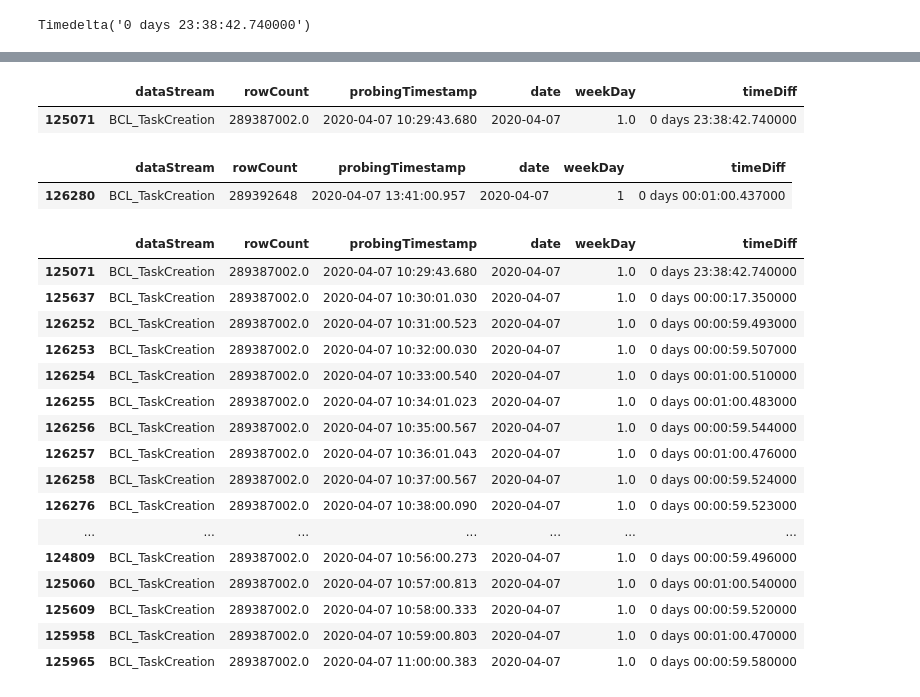
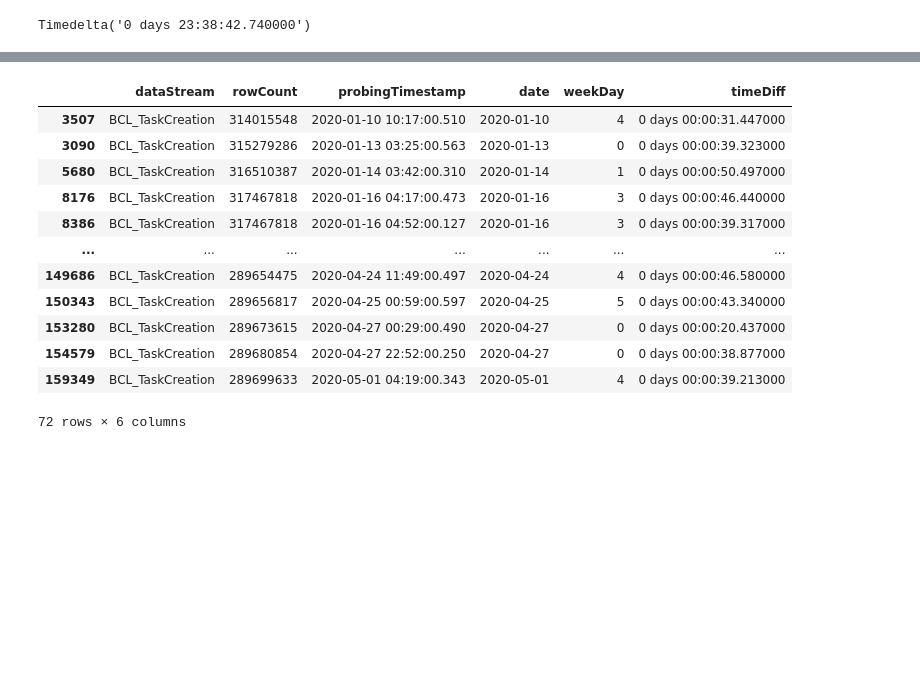
Before and after one commit to pawelpuszcz/timeseries-data-analysis, a Jupyter notebook: BPTask.ipynb, the cells around one changed output, grey strips where cells are left out. Saved outputs shown, nothing was run; the diff lists cells and outputs as text; code cells hidden in the pictures; blank space fills up the shorter version.

```diff
--- a/BPTask.ipynb
+++ b/BPTask.ipynb
@@ -333,30 +375,18 @@ Timedelta('0 days 00:00:00')
-# %%
-df[filter3].where(df.timeDiff == '0 days 23:38:42.740000').dropna()
-# %% [output]
-|  | dataStream | rowCount | probingTimestamp | date | weekDay | timeDiff |
-| 125071 | BCL_TaskCreation | 289387002.0 | 2020-04-07 10:29:43.680 | 2020-04-07 | 1.0 | 0 days 23:38:42.740000 |
-# %%
-df[125071:125072]
-# %% [output]
-|  | dataStream | rowCount | probingTimestamp | date | weekDay | timeDiff |
-| 126280 | BCL_TaskCreation | 289392648 | 2020-04-07 13:41:00.957 | 2020-04-07 | 1 | 0 days 00:01:00.437000 |
-# %%
-df.where(df.rowCount == 289387002).dropna()
-# %% [output]
-|  | dataStream | rowCount | probingTimestamp | date | weekDay | timeDiff |
-| 125071 | BCL_TaskCreation | 289387002.0 | 2020-04-07 10:29:43.680 | 2020-04-07 | 1.0 | 0 days 23:38:42.740000 |
-| 125637 | BCL_TaskCreation | 289387002.0 | 2020-04-07 10:30:01.030 | 2020-04-07 | 1.0 | 0 days 00:00:17.350000 |
-| 126252 | BCL_TaskCreation | 289387002.0 | 2020-04-07 10:31:00.523 | 2020-04-07 | 1.0 | 0 days 00:00:59.493000 |
-| 126253 | BCL_TaskCreation | 289387002.0 | 2020-04-07 10:32:00.030 | 2020-04-07 | 1.0 | 0 days 00:00:59.507000 |
-| 126254 | BCL_TaskCreation | 289387002.0 | 2020-04-07 10:33:00.540 | 2020-04-07 | 1.0 | 0 days 00:01:00.510000 |
-| 126255 | BCL_TaskCreation | 289387002.0 | 2020-04-07 10:34:01.023 | 2020-04-07 | 1.0 | 0 days 00:01:00.483000 |
-| 126256 | BCL_TaskCreation | 289387002.0 | 2020-04-07 10:35:00.567 | 2020-04-07 | 1.0 | 0 days 00:00:59.544000 |
-| 126257 | BCL_TaskCreation | 289387002.0 | 2020-04-07 10:36:01.043 | 2020-04-07 | 1.0 | 0 days 00:01:00.476000 |
-| 126258 | BCL_TaskCreation | 289387002.0 | 2020-04-07 10:37:00.567 | 2020-04-07 | 1.0 | 0 days 00:00:59.524000 |
-| 126276 | BCL_TaskCreation | 289387002.0 | 2020-04-07 10:38:00.090 | 2020-04-07 | 1.0 | 0 days 00:00:59.523000 |
-| ... | ... | ... | ... | ... | ... | ... |
-| 124809 | BCL_TaskCreation | 289387002.0 | 2020-04-07 10:56:00.273 | 2020-04-07 | 1.0 | 0 days 00:00:59.496000 |
-| 125060 | BCL_TaskCreation | 289387002.0 | 2020-04-07 10:57:00.813 | 2020-04-07 | 1.0 | 0 days 00:01:00.540000 |
-| 125609 | BCL_TaskCreation | 289387002.0 | 2020-04-07 10:58:00.333 | 2020-04-07 | 1.0 | 0 days 00:00:59.520000 |
-| 125958 | BCL_TaskCreation | 289387002.0 | 2020-04-07 10:59:00.803 | 2020-04-07 | 1.0 | 0 days 00:01:00.470000 |
-| 125965 | BCL_TaskCreation | 289387002.0 | 2020-04-07 11:00:00.383 | 2020-04-07 | 1.0 | 0 days 00:00:59.580000 |
+# %%
+filter4 = (df['timeDiff'] < '0 days 00:00:55.000000')
+# %%
+df[filter4]
+# %% [output]
+|  | dataStream | rowCount | probingTimestamp | date | weekDay | timeDiff |
+| 3507 | BCL_TaskCreation | 314015548 | 2020-01-10 10:17:00.510 | 2020-01-10 | 4 | 0 days 00:00:31.447000 |
+| 3090 | BCL_TaskCreation | 315279286 | 2020-01-13 03:25:00.563 | 2020-01-13 | 0 | 0 days 00:00:39.323000 |
+| 5680 | BCL_TaskCreation | 316510387 | 2020-01-14 03:42:00.310 | 2020-01-14 | 1 | 0 days 00:00:50.497000 |
+| 8176 | BCL_TaskCreation | 317467818 | 2020-01-16 04:17:00.473 | 2020-01-16 | 3 | 0 days 00:00:46.440000 |
+| 8386 | BCL_TaskCreation | 317467818 | 2020-01-16 04:52:00.127 | 2020-01-16 | 3 | 0 days 00:00:39.317000 |
+| ... | ... | ... | ... | ... | ... | ... |
+| 149686 | BCL_TaskCreation | 289654475 | 2020-04-24 11:49:00.497 | 2020-04-24 | 4 | 0 days 00:00:46.580000 |
+| 150343 | BCL_TaskCreation | 289656817 | 2020-04-25 00:59:00.597 | 2020-04-25 | 5 | 0 days 00:00:43.340000 |
+| 153280 | BCL_TaskCreation | 289673615 | 2020-04-27 00:29:00.490 | 2020-04-27 | 0 | 0 days 00:00:20.437000 |
+| 154579 | BCL_TaskCreation | 289680854 | 2020-04-27 22:52:00.250 | 2020-04-27 | 0 | 0 days 00:00:38.877000 |
+| 159349 | BCL_TaskCreation | 289699633 | 2020-05-01 04:19:00.343 | 2020-05-01 | 4 | 0 days 00:00:39.213000 |
+72 rows × 6 columns
```
Also changed, not shown: parts of 14 cells of this notebook.
